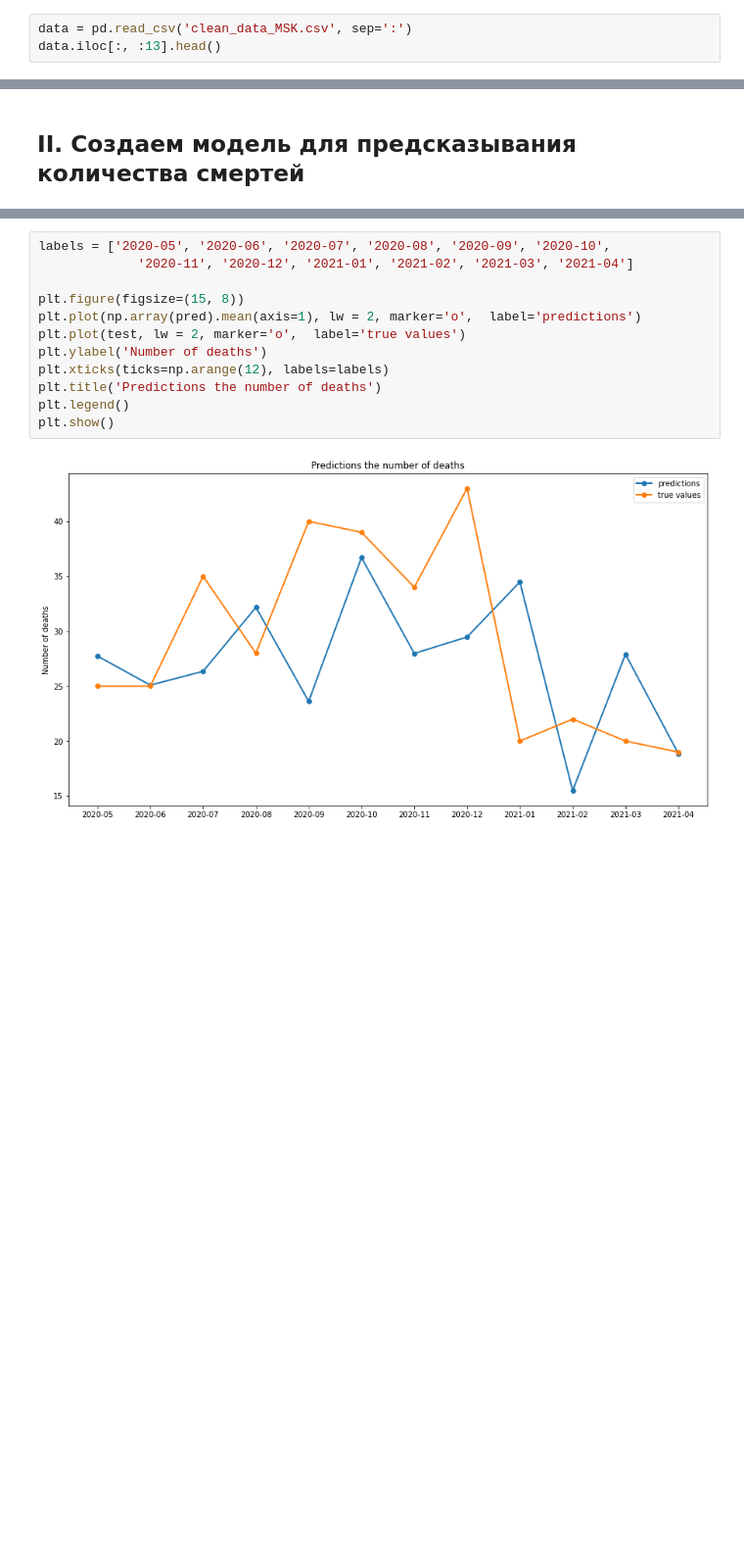
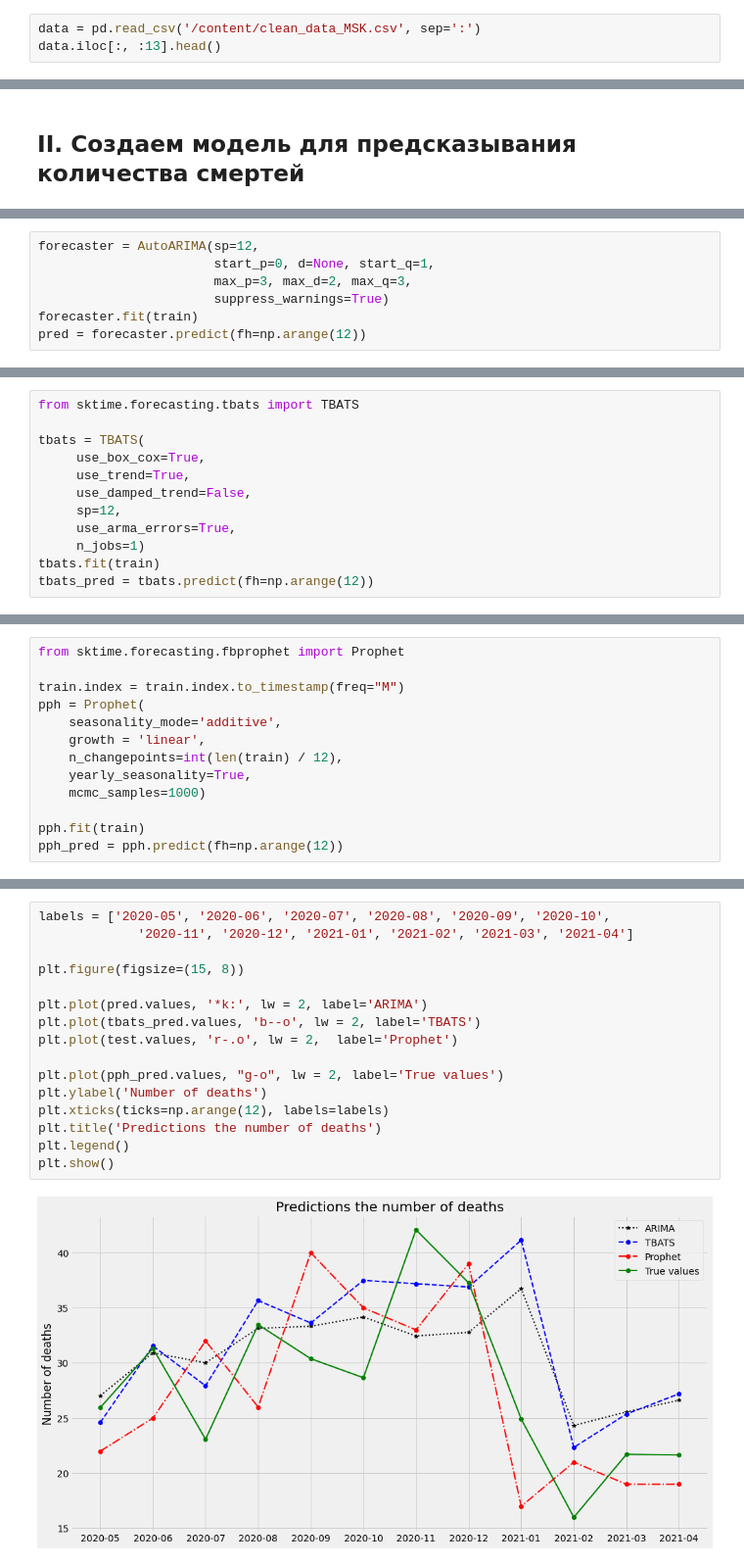
Before and after one commit to isdevnull/cw3, a Jupyter notebook: ts_analysis.ipynb, the cells around one changed output, grey strips where cells are left out. Shown at 98% size. Saved outputs shown, nothing was run; the diff lists cells and outputs as text; blank space fills up the shorter version.

```diff
--- a/ts_analysis.ipynb
+++ b/ts_analysis.ipynb
@@ -8,6 +13,6 @@ import warnings
 warnings.filterwarnings('ignore')
 # %%
-data = pd.read_csv('clean_data_MSK.csv', sep=':')
+data = pd.read_csv('/content/clean_data_MSK.csv', sep=':')
 data.iloc[:, :13].head()
 # %% [output]
 |  | lighting | lat | long | region | category | date | severity | dead | injured | n_participants | ... |
@@ -236,0 +135,7 @@ assert len(pred) == 12
+# %%
+forecaster = AutoARIMA(sp=12,
+                       start_p=0, d=None, start_q=1,
+                       max_p=3, max_d=2, max_q=3,
+                       suppress_warnings=True)
+forecaster.fit(train)
+pred = forecaster.predict(fh=np.arange(12))
@@ -236,0 +144,12 @@ assert len(pred) == 12
+# %%
+from sktime.forecasting.tbats import TBATS
+
+tbats = TBATS(
+     use_box_cox=True,
+     use_trend=True,
+     use_damped_trend=False,
+     sp=12,
+     use_arma_errors=True,
+     n_jobs=1)
+tbats.fit(train)
+tbats_pred = tbats.predict(fh=np.arange(12))
@@ -236,0 +158,13 @@ assert len(pred) == 12
+# %%
+from sktime.forecasting.fbprophet import Prophet
+
+train.index = train.index.to_timestamp(freq="M")
+pph = Prophet(
+    seasonality_mode='additive',
+    growth = 'linear',
+    n_changepoints=int(len(train) / 12),
+    yearly_seasonality=True,
+    mcmc_samples=1000)
+
+pph.fit(train)
+pph_pred = pph.predict(fh=np.arange(12))
@@ -237,14 +176,18 @@ assert len(pred) == 12
 # %%
 labels = ['2020-05', '2020-06', '2020-07', '2020-08', '2020-09', '2020-10',
              '2020-11', '2020-12', '2021-01', '2021-02', '2021-03', '2021-04']
 
 plt.figure(figsize=(15, 8))
-plt.plot(np.array(pred).mean(axis=1), lw = 2, marker='o',  label='predictions')
-plt.plot(test, lw = 2, marker='o',  label='true values')
+
+plt.plot(pred.values, '*k:', lw = 2, label='ARIMA')
+plt.plot(tbats_pred.values, 'b--o', lw = 2, label='TBATS')
+plt.plot(test.values, 'r-.o', lw = 2,  label='Prophet')
+
+plt.plot(pph_pred.values, "g-o", lw = 2, label='True values')
 plt.ylabel('Number of deaths')
 plt.xticks(ticks=np.arange(12), labels=labels)
 plt.title('Predictions the number of deaths')
 plt.legend()
 plt.show()
 # %% [output]
-[figure, old version]
+[figure, new version]
```
Also changed, not shown: parts of 26 cells of this notebook.
